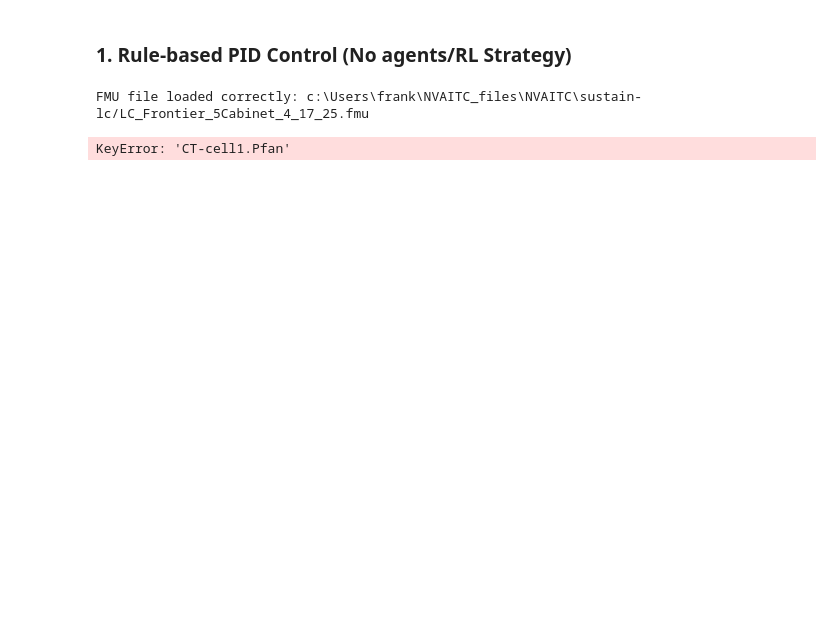
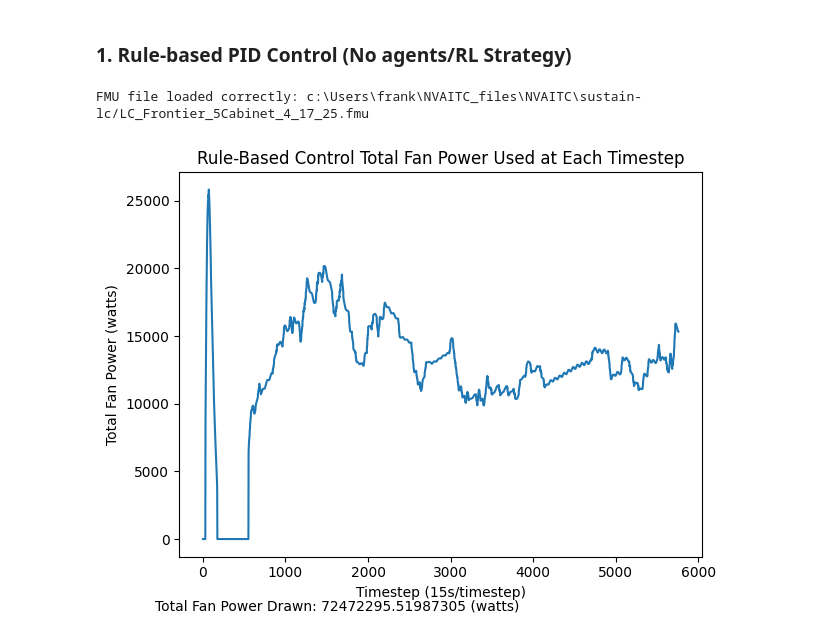
Before and after one commit to yifrankliu/NVAITC, a Jupyter notebook: sustain-lc/threeway-baseline.ipynb, the cells around one changed output. Drawn from its saved outputs; the diff is of its cells as text; code cells hidden in the pictures; blank space fills up the shorter version.

```diff
--- a/sustain-lc/threeway-baseline.ipynb
+++ b/sustain-lc/threeway-baseline.ipynb
@@ -75,29 +75,29 @@ FMU file loaded correctly: c:\Users\frank\NVAITC_files\NVAITC\sustain-lc/LC_Fron
 # %%
 #Plotting
 #conversion to unscaled physical values for plotting & evaluation
 rule_df = pd.DataFrame(rule_rec)
 unscaled_rule_df = rule_df.copy()
 
 for i in np.arange(1, 5+1, 1):
     for k in np.arange(1, 3+1, 1):
         unscaled_rule_df[f'block-{i}_boundary-{k}.T'] = (rule_df[f'block-{i}_boundary-{k}.T']+1) * (100/2)
 
-for col in ['CT-cell1.Pfan', 'CT-cell2.Pfan']:
+for col in ['CT-cell1.PFan', 'CT-cell2.PFan']:
     unscaled_rule_df[col] = (rule_df[col]+1) * 82027/2
 
-unscaled_rule_df['total fan power'] = (rule_df['total fan power']+2) * 82028/2
+unscaled_rule_df['total fan power'] = (rule_df['total fan power']+2) * 82027/2
 
 #sum of total power drawn by 2 CT cell fans across all time steps
 sum_power = unscaled_rule_df['total fan power'].sum()
 
 plt.figure()
 #testing out lambda, but will need to restructure list of dicts above later
 plt.plot(unscaled_rule_df['timestep'], unscaled_rule_df['total fan power'])
 plt.title("Rule-Based Control Total Fan Power Used at Each Timestep")
 plt.xlabel("Timestep (15s/timestep)")
-plt.ylabel("Total Fan Power")
-plt.figtext(0.1, 0.01, f"Total Fan Power Drawn: {sum_power}")
+plt.ylabel("Total Fan Power (watts)")
+plt.figtext(0.1, 0.01, f"Total Fan Power Drawn: {sum_power} (watts)")
 plt.tight_layout()
 plt.show()
 # %% [output]
-KeyError: 'CT-cell1.Pfan'
+[figure, added]
```
Also changed, not shown: parts of 1 cell of this notebook.
